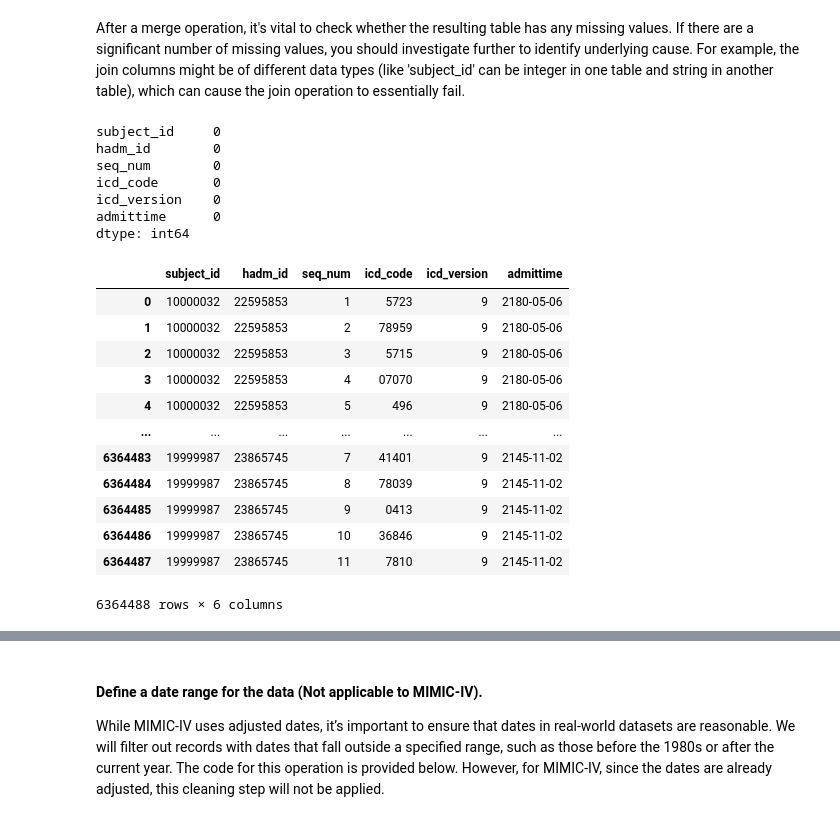
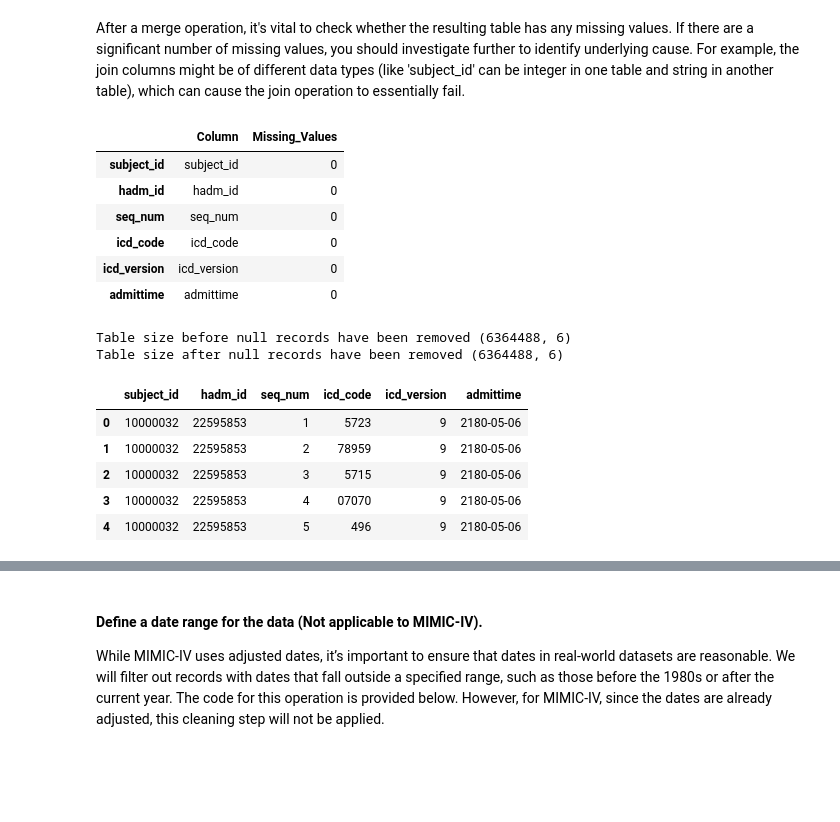
Before and after one commit to apvidul/EHR-Processing-Tutorial, a Jupyter notebook: EHR-Pipeline-Part2.ipynb, the cells around one changed output, grey strips where cells are left out. Cells and saved outputs as stored; diff of their text form; code cells hidden in the pictures; blank space fills up the shorter version.

```diff
--- a/EHR-Pipeline-Part2.ipynb
+++ b/EHR-Pipeline-Part2.ipynb
@@ -11,7 +11,7 @@ MIMIC data has been processed for analysis, so it's different from the typical d
 
 In MIMIC-IV, events are also timestamped, but sometimes the data comes from different tables. For example, the diagnoses_icd table doesn’t include timestamps, while tables for lab results, procedures, and microbiology events do
 # %%
-# Its good practice to load all the libraries you will need beforehand
+# Importing required libraries.
 
 import os
 import sys
@@ -20,3 +20,8 @@ import logging
 import pandas as pd
 from tqdm import tqdm
 from IPython.display import clear_output
+from IPython.display import display
+
+# Set pandas options to expand all data within rows
+pd.set_option('display.max_columns', None)
+pd.set_option('display.max_colwidth', None)
@@ -26,15 +41,17 @@ First we will clean the diagnosis data to give an example of the steps involded
 # %%
 # The diagnosis data is available in diagnoses_icd_file and the time of recording is available in admissions_file
 
-diagnoses_icd_file = "/n/data1/hsph/biostat/celehs/lab/va67/MIMIC/mimic-iv-codified-3.1/files/mimiciv/3.1/hosp/diagnoses_icd.csv"
-admissions_file = "/n/data1/hsph/biostat/celehs/lab/va67/MIMIC/mimic-iv-codified-3.1/files/mimiciv/3.1/hosp/admissions.csv"
+base_directory = os.path.dirname(os.getcwd())
+diagnoses_icd_file = os.path.join(base_directory, "raw_data", "physionet.org", "files", "mimiciv", "3.1", "hosp","diagnoses_icd.csv")
+admissions_file  = os.path.join(base_directory, "raw_data", "physionet.org", "files", "mimiciv", "3.1", "hosp","admissions.csv")
 
 
 diagnoses_icd = pd.read_csv(diagnoses_icd_file, dtype=str)
 admissions = pd.read_csv(admissions_file, dtype=str)
 
 # Listing all columns
-print(diagnoses_icd.columns)
-print(admissions.columns)
+display(diagnoses_icd.columns)
+
+display(admissions.columns)
 # %% [output]
 Index(['subject_id', 'hadm_id', 'seq_num', 'icd_code', 'icd_version'], dtype='object')
@@ -79,6 +106,8 @@ Note: If any rows have missing dates or ICD codes, you can either remove them or
 # %%
 # Merging diagnoses_icd and admissions tables on 'subject_id' and 'hadm_id' columns
 
+diagnoses_icd = pd.read_csv(diagnoses_icd_file, dtype=str)
+admissions = pd.read_csv(admissions_file, dtype=str)
 timed_diagnoses_icd = pd.merge(
     diagnoses_icd,
     admissions[["subject_id", "hadm_id", "admittime"]],
@@ -87,7 +116,7 @@ timed_diagnoses_icd = pd.merge(
 )
 
 
-timed_diagnoses_icd
+display(timed_diagnoses_icd.head())
 # %% [output]
 |  | subject_id | hadm_id | seq_num | icd_code | icd_version | admittime |
 | 0 | 10000032 | 22595853 | 1 | 5723 | 9 | 2180-05-06 22:23:00 |
@@ -106,43 +128,38 @@ timed_diagnoses_icd
 After a merge operation, it's vital to check whether the resulting table has any missing values. If there are a significant number of
 missing values, you should investigate further to identify underlying cause. For example, the join columns might be of different data types (like 'subject_id' can be integer in one table and string in another table), which can cause the join operation to essentially fail.
 # %%
-timed_diagnoses_icd.isna().sum()
+admissions_missing_df = pd.DataFrame({'Column': timed_diagnoses_icd.columns,'Missing_Values': timed_diagnoses_icd.isna().sum()})
+display(admissions_missing_df)
 # %% [output]
-subject_id     0
-hadm_id        0
-seq_num        0
-icd_code       0
-icd_version    0
-admittime      0
-dtype: int64
+|  | Column | Missing_Values |
+| subject_id | subject_id | 0 |
+| hadm_id | hadm_id | 0 |
+| seq_num | seq_num | 0 |
+| icd_code | icd_code | 0 |
+| icd_version | icd_version | 0 |
+| admittime | admittime | 0 |
 # %%
 # Check columns of interest. If you have records where dates, icd_code or subect_ids are null, remove them.
 
-timed_diagnoses_icd = timed_diagnoses_icd.dropna(subset=['admittime', 'icd_code', 'icd_version', 'subject_id'], how="any")
+print(f"Table size before null records have been removed {timed_diagnoses_icd.shape}")
 
-timed_diagnoses_icd
+timed_diagnoses_icd.dropna(subset=['admittime', 'icd_code', 'icd_version', 'subject_id'], how="any", inplace=True)
 
-# We are saving a copy which we will use in the future
-timed_diagnoses_icd.to_csv("uncleaned_timed_diagnoses_icd.csv",index=None)
+print(f"Table size after null records have been removed {timed_diagnoses_icd.shape}")
+# %% [output]
+Table size before null records have been removed (6364488, 6)
+Table size after null records have been removed (6364488, 6)
 # %%
 # Removing the time component from the 'admittime' column to keep only the date (YYYY-MM-DD). This is typically done in cases where only the
 # date component is relevant for the analysis.
 
 timed_diagnoses_icd["admittime"] = timed_diagnoses_icd["admittime"].str[:10]
-
-timed_diagnoses_icd
+display(timed_diagnoses_icd.head())
 # %% [output]
 |  | subject_id | hadm_id | seq_num | icd_code | icd_version | admittime |
 | 0 | 10000032 | 22595853 | 1 | 5723 | 9 | 2180-05-06 |
 | 1 | 10000032 | 22595853 | 2 | 78959 | 9 | 2180-05-06 |
 | 2 | 10000032 | 22595853 | 3 | 5715 | 9 | 2180-05-06 |
 | 3 | 10000032 | 22595853 | 4 | 07070 | 9 | 2180-05-06 |
 | 4 | 10000032 | 22595853 | 5 | 496 | 9 | 2180-05-06 |
-| ... | ... | ... | ... | ... | ... | ... |
-| 6364483 | 19999987 | 23865745 | 7 | 41401 | 9 | 2145-11-02 |
-| 6364484 | 19999987 | 23865745 | 8 | 78039 | 9 | 2145-11-02 |
-| 6364485 | 19999987 | 23865745 | 9 | 0413 | 9 | 2145-11-02 |
-| 6364486 | 19999987 | 23865745 | 10 | 36846 | 9 | 2145-11-02 |
-| 6364487 | 19999987 | 23865745 | 11 | 7810 | 9 | 2145-11-02 |
-6364488 rows × 6 columns
 # %%
```
Also changed, not shown: parts of 53 cells of this notebook, 5 other files.
